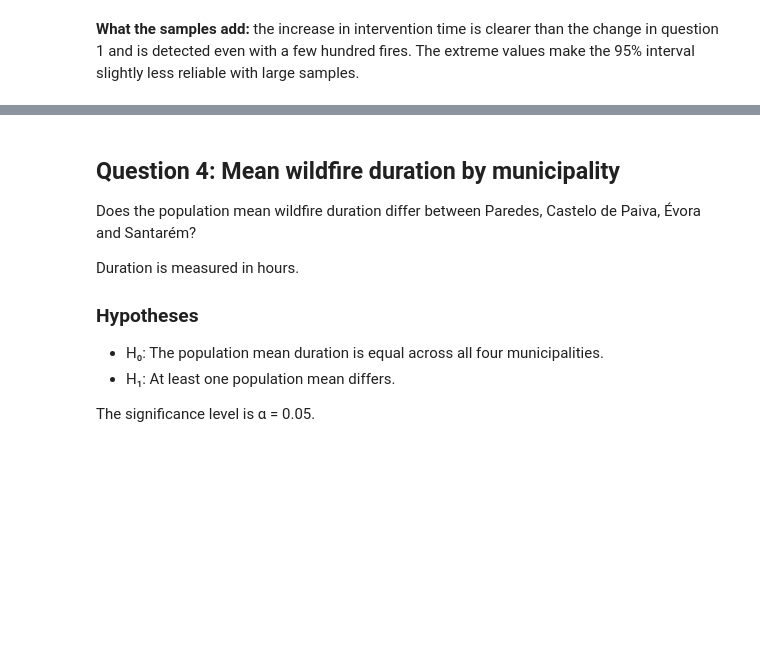
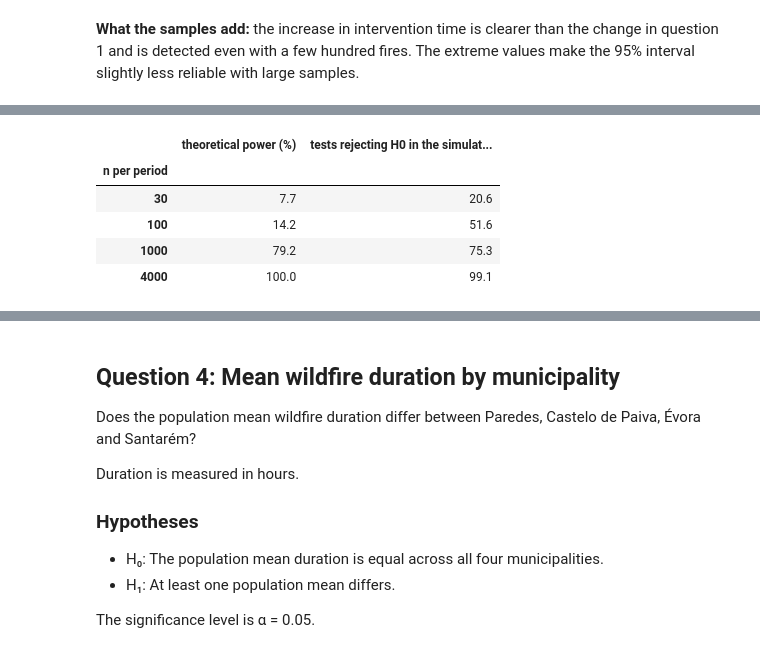
Before and after one commit to KevinSalgado/Statistics_Project, a Jupyter notebook: Data_Preparation_and_Visualization.ipynb, the cells around one changed output, grey strips where cells are left out. Saved outputs shown, nothing was run; the diff lists cells and outputs as text; code cells hidden in the pictures; blank space fills up the shorter version.

```diff
--- a/Data_Preparation_and_Visualization.ipynb
+++ b/Data_Preparation_and_Visualization.ipynb
@@ -2798,0 +1908,26 @@ display(one_pair.round(3))
+# %%
+from scipy.stats import norm
+
+alpha = 0.05
+delta = true_diff_q3                                   # true difference (after − before)
+sd_before, sd_after = times_before.std(ddof=1), times_after.std(ddof=1)
+z_crit = norm.ppf(1 - alpha / 2)
+
+power_q3 = []
+for n in SAMPLE_SIZES:
+    se = np.sqrt(sd_before ** 2 / n + sd_after ** 2 / n)
+    power = norm.sf(z_crit - delta / se) + norm.cdf(-z_crit - delta / se)
+    power_q3.append(round(power * 100, 1))
+
+pd.DataFrame(
+    {"theoretical power (%)": power_q3,
+     "tests rejecting H0 in the simulation (%)": summary_samples_q3["reject_H0_pct"].values},
+    index=pd.Index(SAMPLE_SIZES, name="n per period"),
+)
+# %% [output]
+|  | theoretical power (%) | tests rejecting H0 in the simulat... |
+| n per period |  |  |
+| 30 | 7.7 | 20.6 |
+| 100 | 14.2 | 51.6 |
+| 1000 | 79.2 | 75.3 |
+| 4000 | 100.0 | 99.1 |
```
Also changed, not shown: parts of 56 cells of this notebook.
